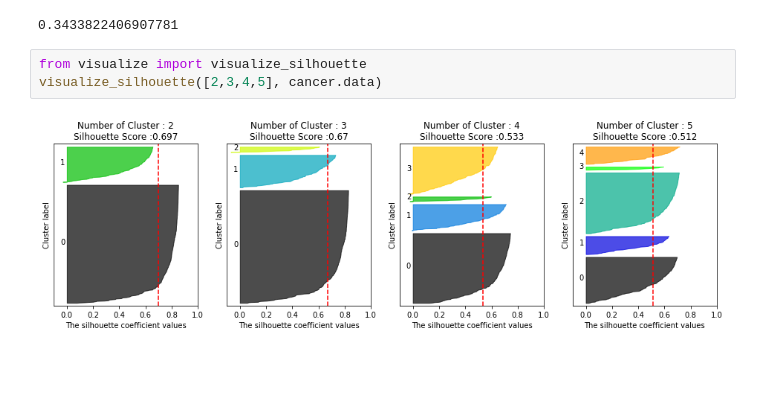
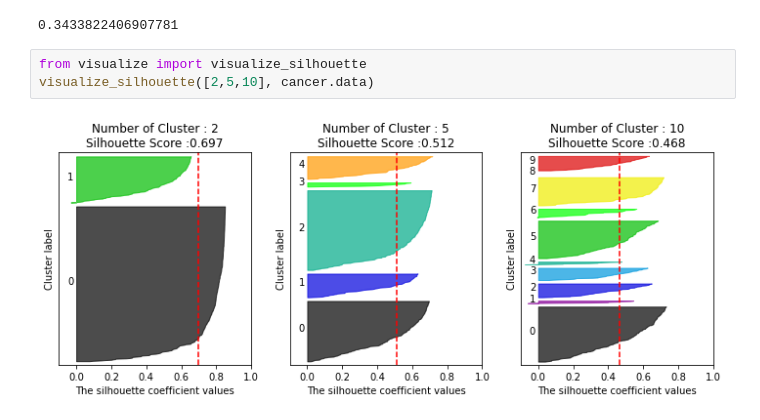
Before and after one commit to vvbshvv/machine-learining, a Jupyter notebook: 05.차원축소 군집화/과제.유방암데이터.ipynb, the cells around one changed output. Drawn from its saved outputs; the diff is of its cells as text; blank space fills up the shorter version.

```diff
--- a/05.차원축소 군집화/과제.유방암데이터.ipynb
+++ b/05.차원축소 군집화/과제.유방암데이터.ipynb
@@ -207,6 +238,6 @@ silhouette_score(cancer_std,df.cluster)
 0.3433822406907781
 # %%
 from visualize import visualize_silhouette
-visualize_silhouette([2,3,4,5], cancer.data)
+visualize_silhouette([2,5,10], cancer.data)
 # %% [output]
-[figure, old version]
+[figure, new version]
```
Also changed, not shown: parts of 3 cells of this notebook, 1 other file.
